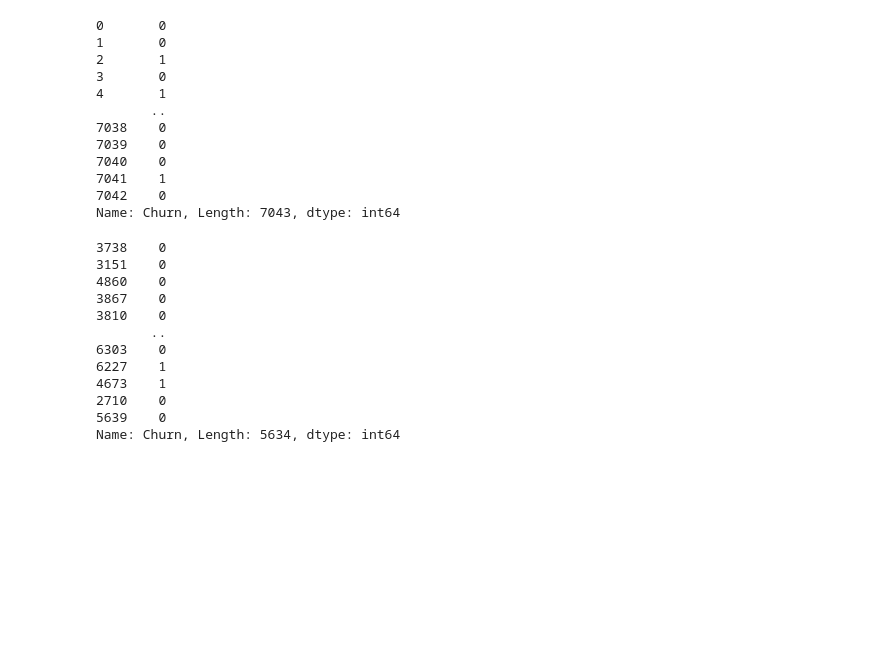
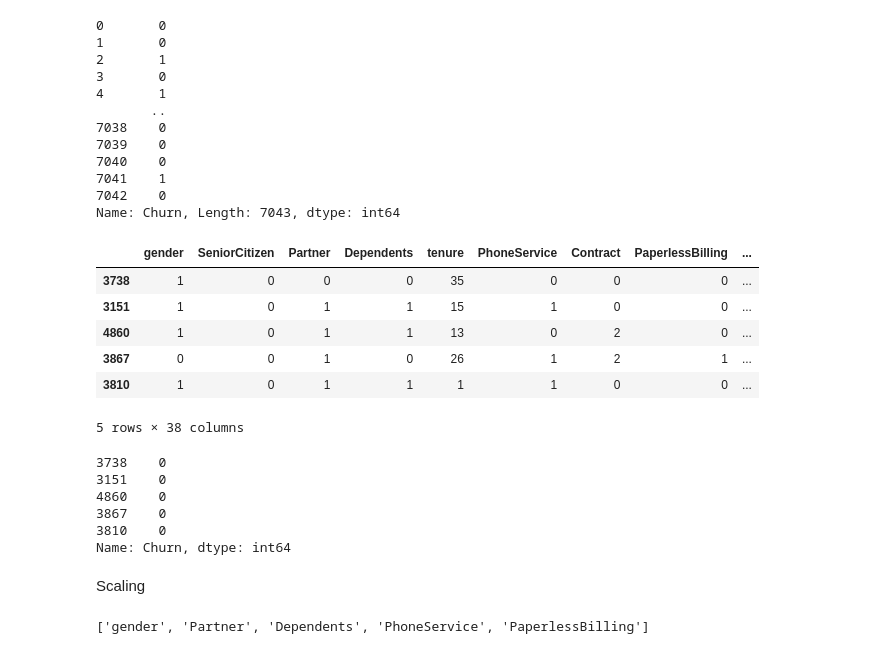
Before and after one commit to abhaychauhan2k3/PROJECT-4-ADVANCE-CHURN-CUSTOMER-PREDICTION, a Jupyter notebook: notebook/model.ipynb, the cells around one changed output. Saved outputs shown, nothing was run; the diff lists cells and outputs as text; code cells hidden in the pictures; blank space fills up the shorter version.

Commit message:
Scaling Process done for numerical columns on X dataset

```diff
--- a/notebook/model.ipynb
+++ b/notebook/model.ipynb
@@ -363,8 +363,8 @@ Hence, dataset is Encoded Completely!!!
 # %% [markdown]
 Train - Test Split
 # %%
-X = df.drop('Churn',axis = 1)
-y= df['Churn']
+X = df2.drop('Churn',axis = 1)
+y= df2['Churn']
 X
 y
 # %% [output]
@@ -384,18 +384,28 @@ Name: Churn, Length: 7043, dtype: int64
 from sklearn.model_selection import train_test_split
 X_train, X_test , y_train, y_test = train_test_split(X,y,test_size = 0.2, random_state =42, stratify = y)
 # %%
-X_train
-y_train
+X_train.head()
 # %% [output]
+|  | gender | SeniorCitizen | Partner | Dependents | tenure | PhoneService | Contract | PaperlessBilling | ... |
+| 3738 | 1 | 0 | 0 | 0 | 35 | 0 | 0 | 0 | ... |
+| 3151 | 1 | 0 | 1 | 1 | 15 | 1 | 0 | 0 | ... |
+| 4860 | 1 | 0 | 1 | 1 | 13 | 0 | 2 | 0 | ... |
+| 3867 | 0 | 0 | 1 | 0 | 26 | 1 | 2 | 1 | ... |
+| 3810 | 1 | 0 | 1 | 1 | 1 | 1 | 0 | 0 | ... |
-3738    0
-3151    0
-4860    0
-3867    0
-3810    0
-       ..
-6303    0
-6227    1
-4673    1
-2710    0
-5639    0
-Name: Churn, Length: 5634, dtype: int64
+5 rows × 38 columns
+# %%
+y_train.head()
+# %% [output]
+3738    0
+3151    0
+4860    0
+3867    0
+3810    0
+Name: Churn, dtype: int64
+# %% [markdown]
+Scaling
+# %%
+binary_cols.remove('Churn')
+binary_cols
+# %% [output]
+['gender', 'Partner', 'Dependents', 'PhoneService', 'PaperlessBilling']
```
Also changed, not shown: parts of 6 cells of this notebook.
